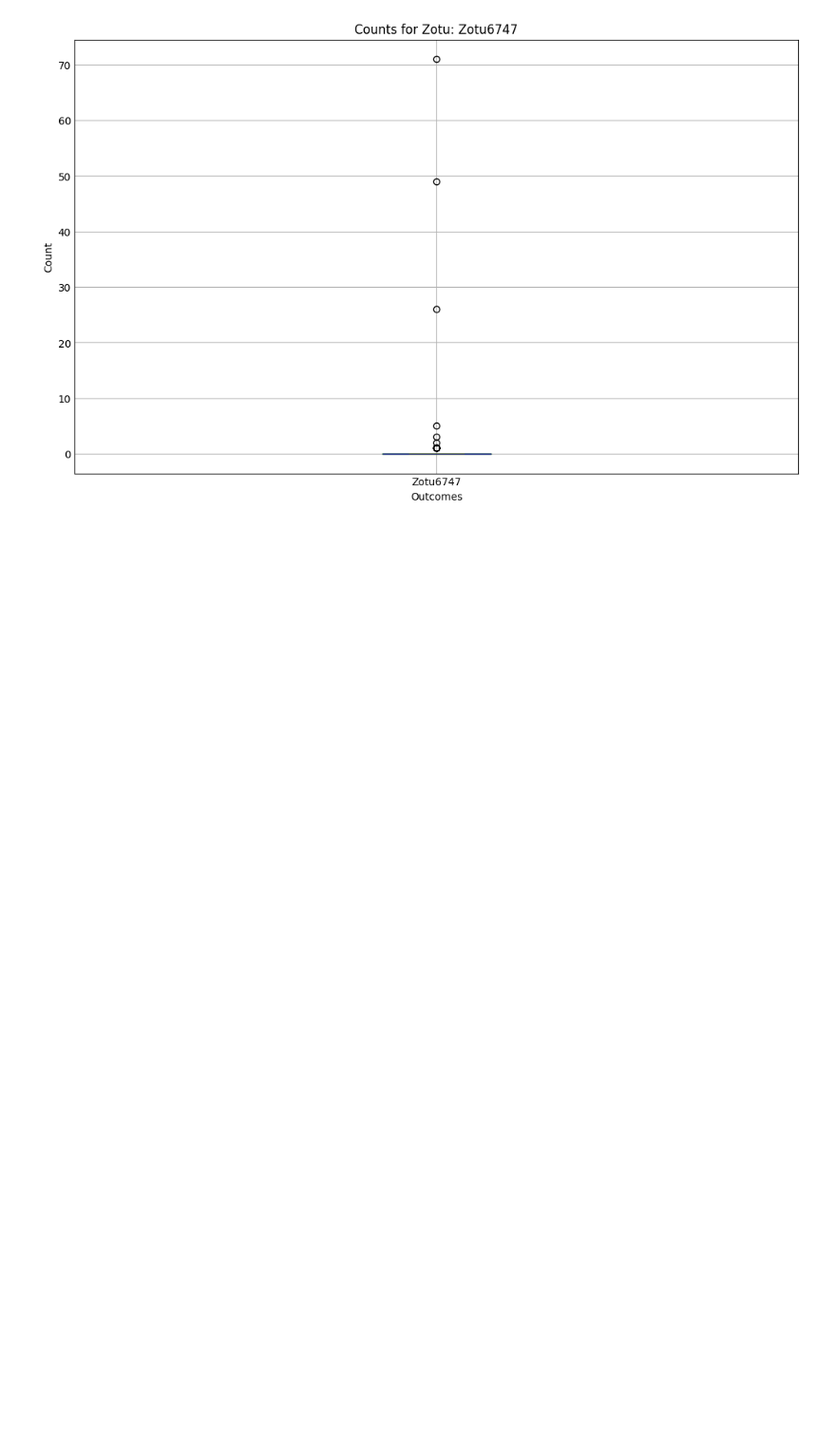
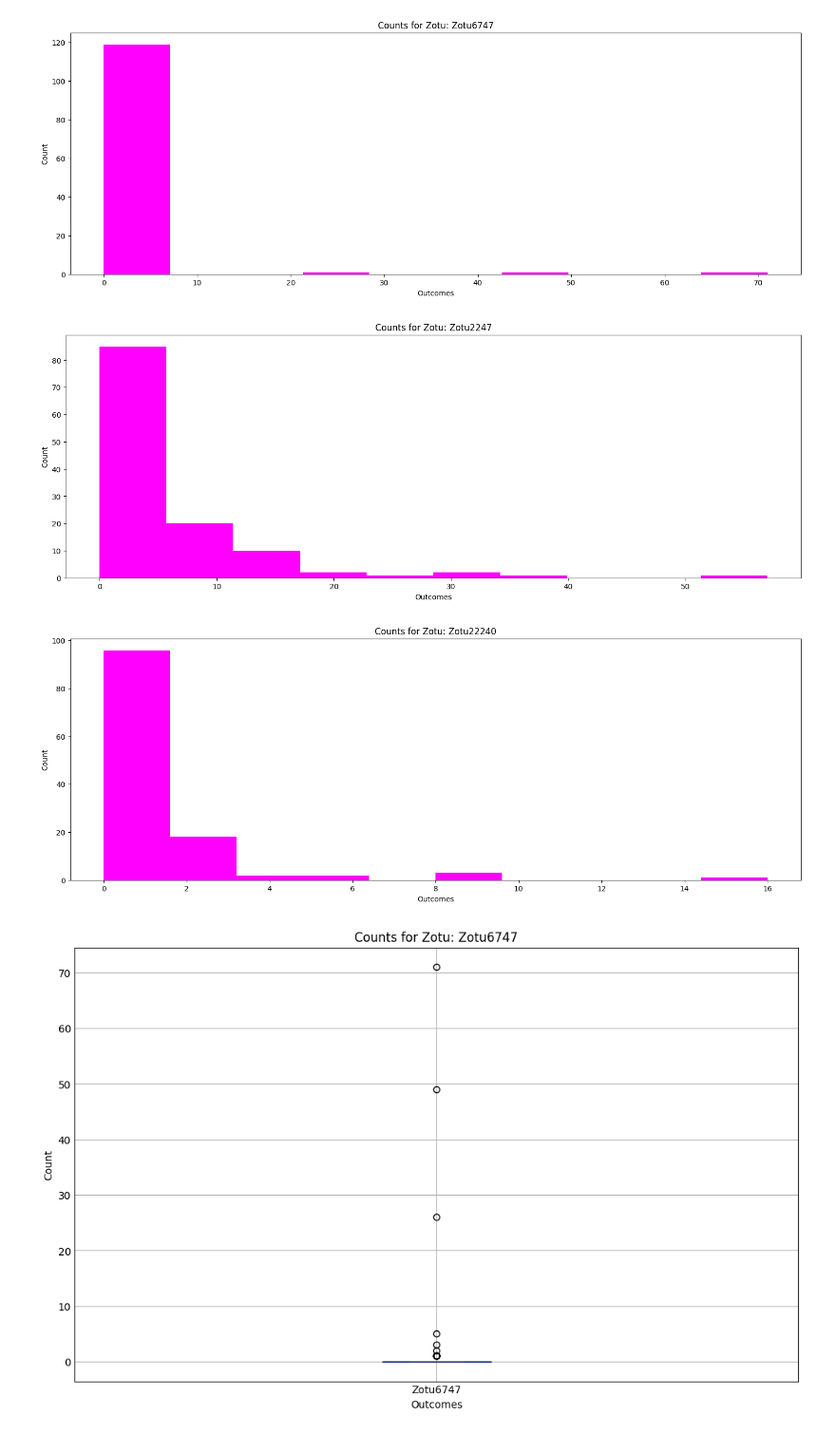
Before and after one commit to cheyennebrouwer/Bioclear_earth, a Jupyter notebook: EDA.ipynb, the cells around one changed output. Shown at 95% size. Saved outputs shown, nothing was run; the diff lists cells and outputs as text; code cells hidden in the pictures; blank space fills up the shorter version.

```diff
--- a/EDA.ipynb
+++ b/EDA.ipynb
@@ -95,3 +104,24 @@ for index, row in df_counts.iterrows(): # iterates through df_counts to get the
+# %%
+# This code can be used to make a histogram of all the counts from all the Zotu's in the file called ASV_counts.txt.
+
+plots_count = 0
+
+for index, row in df_counts.iterrows(): # iterates through df_counts to get the indices from the rows
+    plt.figure(figsize=(18, 6))
+    row[1:].plot(kind='hist', color='magenta')
+    plt.xlabel('Outcomes')
+    plt.ylabel('Count')
+    plt.title(f'Counts for Zotu: {index}')
+    plt.show()
+
+    plots_count += 1
+
+    if plots_count == 3:
+        break
+# %% [output]
+[figure, added]
+[figure, added]
+[figure, added]
 # %%
 color = dict(boxes = "DarkGreen", whiskers = "DarkOrange",
              medians = "DarkBlue", caps = "Yellow")
```
Also changed, not shown: parts of 10 cells of this notebook, 1 other file.
